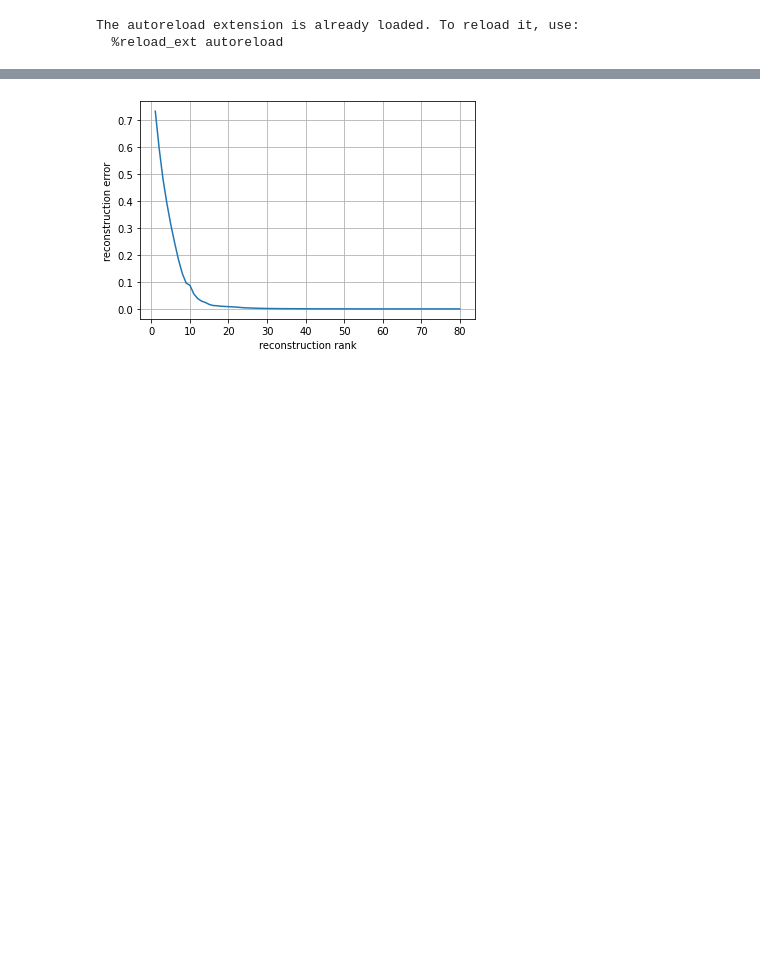
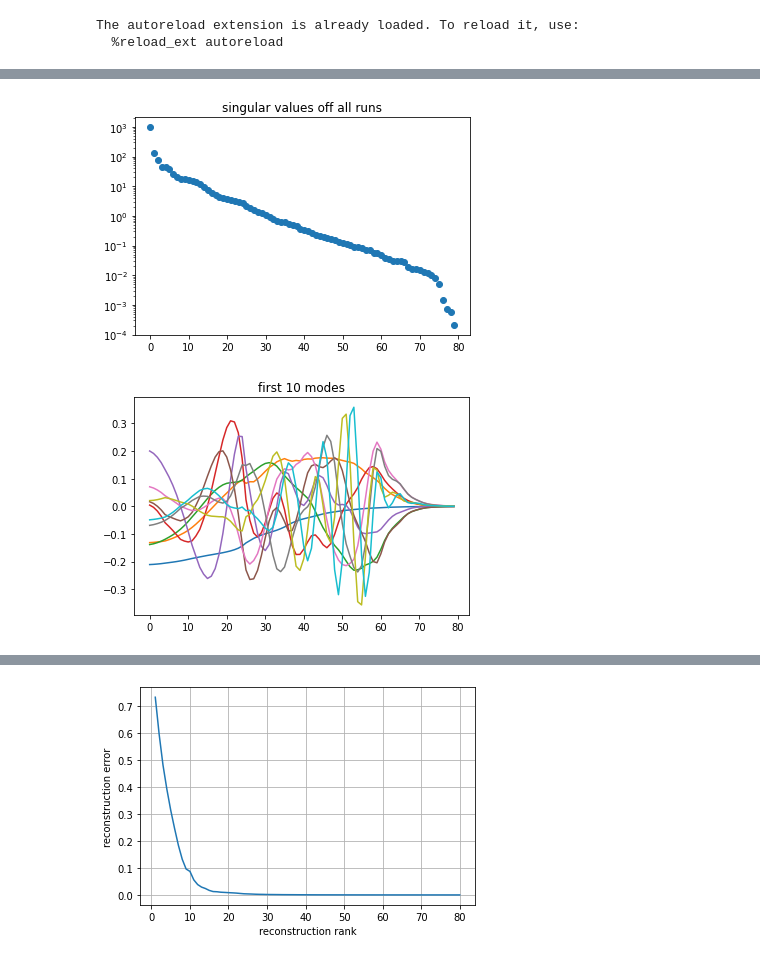
Before and after one commit to stmeinecke/derrom, a Jupyter notebook: ELPH-ML_SVD_truncation_error.ipynb, the cells around one changed output, grey strips where cells are left out. Drawn from its saved outputs; the diff is of its cells as text; code cells hidden in the pictures; blank space fills up the shorter version.

```diff
--- a/ELPH-ML_SVD_truncation_error.ipynb
+++ b/ELPH-ML_SVD_truncation_error.ipynb
@@ -35,3 +49,22 @@ runs[0] shape:  (80, 400)
+# %%
+from ELPH_SVDAPPRX import SVDAPPRX
+
+model = SVDAPPRX(runs)
+model.train()
+
+plt.semilogy(model.S, 'o')
+plt.title('singular values off all runs')
+plt.show()
+
+rdim = 10
+
+for l in range(rdim):
+  plt.plot(model.U[:,l],  label='Uhat_'+str(l))
+plt.title('first ' + str(rdim) + ' modes')
+plt.show()
+# %% [output]
+[figure, added]
+[figure, added]
 # %%
 from ELPH_SVDAPPRX import SVDAPPRX
 
```
Also changed, not shown: parts of 5 cells of this notebook, 3 other files.
